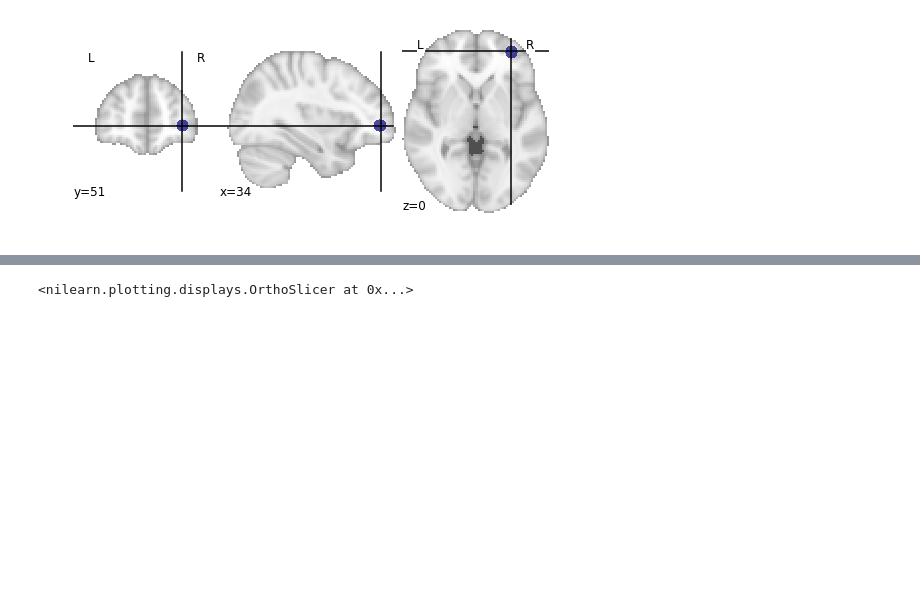
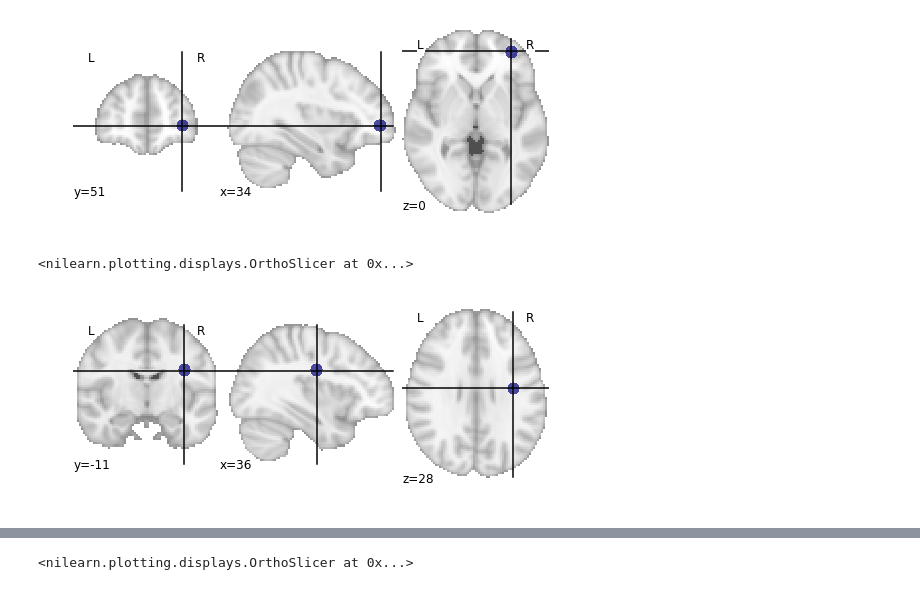
Before and after one commit to UTCogNeuroLab/adm_mri, a Jupyter notebook: dti-cr/content/rois.ipynb, the cells around one changed output, grey strips where cells are left out. Saved outputs shown, nothing was run; the diff lists cells and outputs as text; code cells hidden in the pictures; blank space fills up the shorter version.

```diff
--- a/dti-cr/content/rois.ipynb
+++ b/dti-cr/content/rois.ipynb
@@ -119,0 +129,7 @@ plotting.plot_roi('/Volumes/G-DRIVE mobile/derivatives/roi/PFsphere_R.nii.gz')
+# %%
+from nilearn import plotting
+
+plotting.plot_roi('/Volumes/G-DRIVE mobile/derivatives/roi/cluster_sphere_R.nii.gz')
+# %% [output]
+<nilearn.plotting.displays.OrthoSlicer at 0x...>
+[figure, added]
```
Also changed, not shown: parts of 9 cells of this notebook, 30 other files.
